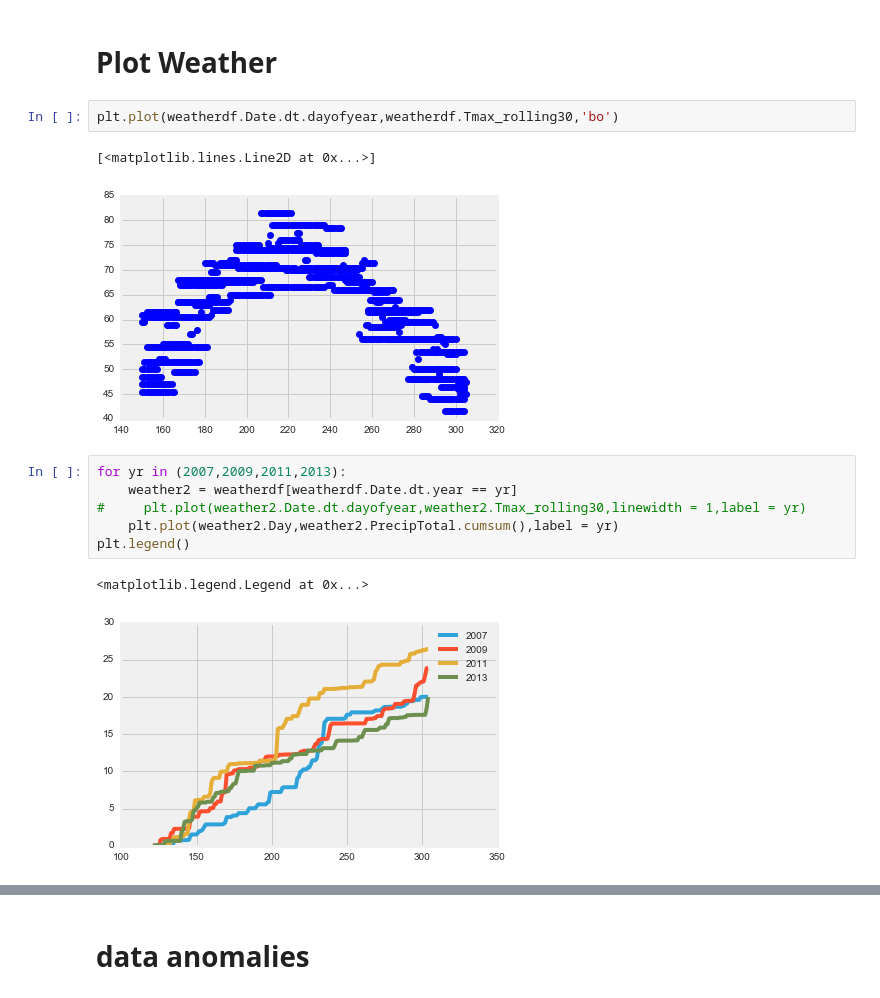
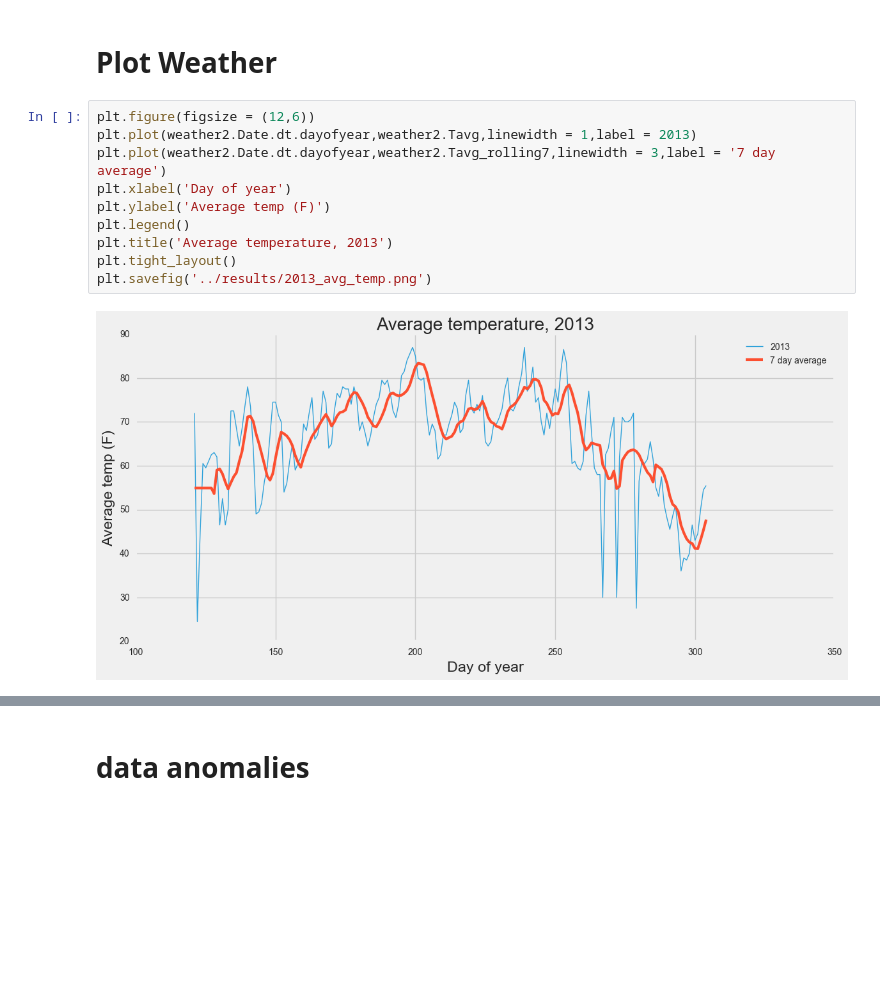
Before and after one commit to scottcode/west-nile-virus-prediction, a Jupyter notebook: src/01_data_exploration.ipynb, the cells around one changed output, grey strips where cells are left out. Drawn from its saved outputs; the diff is of its cells as text; blank space fills up the shorter version.

```diff
--- a/src/01_data_exploration.ipynb
+++ b/src/01_data_exploration.ipynb
@@ -393,20 +404,18 @@ s.to_csv('../results/test_submission_v8.csv', index_label = "Id", header = True)
 s
 # %% [markdown]
 # Plot Weather
-# %%
-plt.plot(weatherdf.Date.dt.dayofyear,weatherdf.Tmax_rolling30,'bo')
-# %% [output]
-[<matplotlib.lines.Line2D at 0x...>]
-[figure, removed]
-# %%
-for yr in (2007,2009,2011,2013):
-    weather2 = weatherdf[weatherdf.Date.dt.year == yr]
-#     plt.plot(weather2.Date.dt.dayofyear,weather2.Tmax_rolling30,linewidth = 1,label = yr)
-    plt.plot(weather2.Day,weather2.PrecipTotal.cumsum(),label = yr)
-plt.legend()
-# %% [output]
-<matplotlib.legend.Legend at 0x...>
-[figure, removed]
+# %%
+plt.figure(figsize = (12,6))
+plt.plot(weather2.Date.dt.dayofyear,weather2.Tavg,linewidth = 1,label = 2013)
+plt.plot(weather2.Date.dt.dayofyear,weather2.Tavg_rolling7,linewidth = 3,label = '7 day average')
+plt.xlabel('Day of year')
+plt.ylabel('Average temp (F)')
+plt.legend()
+plt.title('Average temperature, 2013')
+plt.tight_layout()
+plt.savefig('../results/2013_avg_temp.png')
+# %% [output]
+[figure, added]
 # %%
 for yr in (2007,2009,2011,2013):
     weather2 = weatherdf[weatherdf.Date.dt.year == yr]
```
Also changed, not shown: parts of 39 cells of this notebook, 15 other files.
